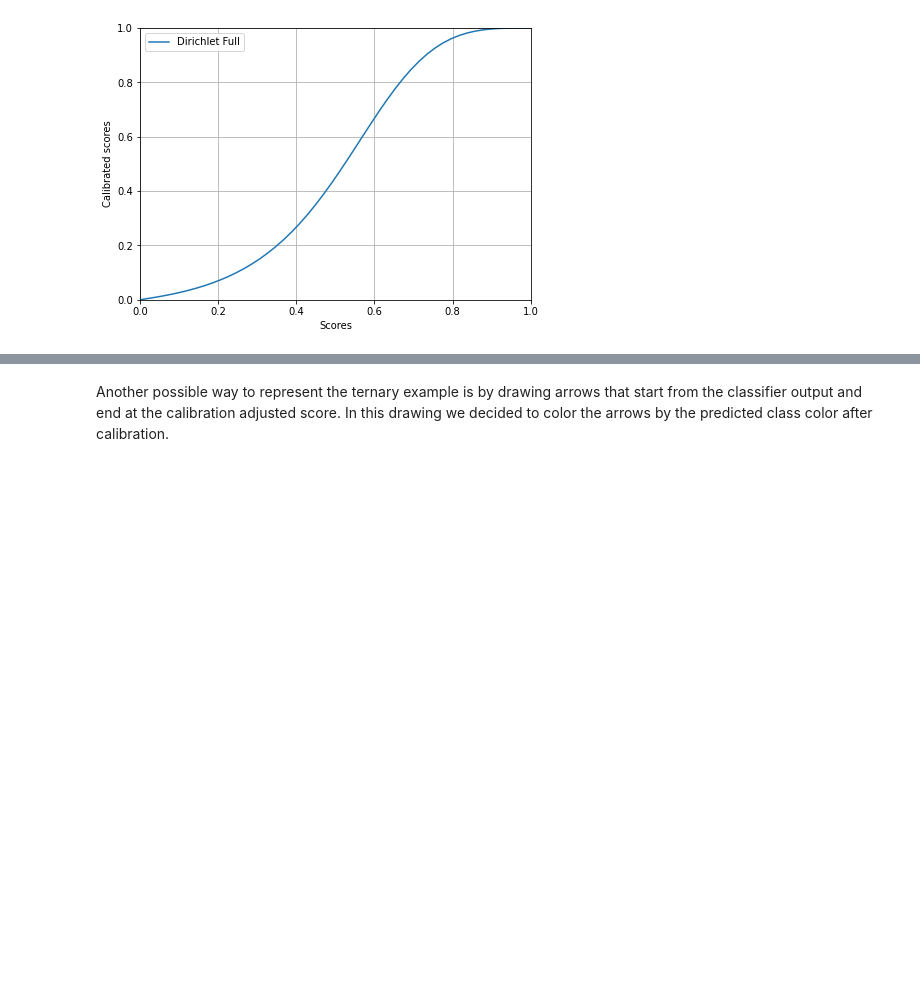
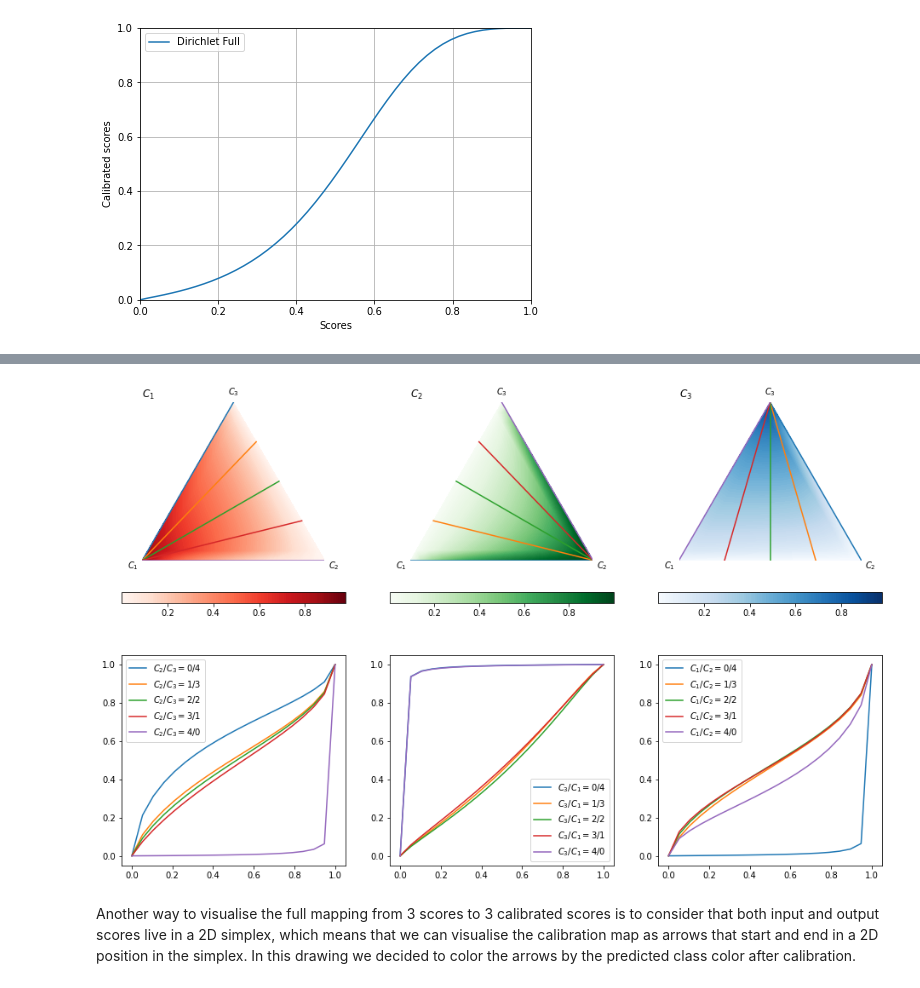
Before and after one commit to classifier-calibration/hands_on, a Jupyter notebook: notebooks/2_visualisation_tools.ipynb, the cells around one changed output, grey strips where cells are left out. Saved outputs shown, nothing was run; the diff lists cells and outputs as text; code cells hidden in the pictures; blank space fills up the shorter version.

```diff
--- a/notebooks/2_visualisation_tools.ipynb
+++ b/notebooks/2_visualisation_tools.ipynb
@@ -290,5 +293,21 @@ for i, c in enumerate(['C1', 'C2', 'C3']):
+# %%
+  fig = plt.figure(figsize=(16, 10))
+for i, c in enumerate(['C1', 'C2', 'C3']):
+    ax = fig.add_subplot(2, 3, i+1)
+
+    ax.set_title('$C_{}$'.format(i+1), loc='left')
+
+    function = lambda x: cal.calibrator.predict_proba(x.reshape(1,-1))[0][i]
+    draw_func_contours(function, labels='auto', fig=fig, ax=ax, cmap=c_mark[i]['cmap'],
+                       nlevels=100, subdiv=4, draw_lines=5, class_index=i)
+
+    ax2 = fig.add_subplot(2, 3, 3+i+1)
+    lines = get_converging_lines(num_lines=5, mesh_precision=20, class_index=i)
+    plot_converging_lines_pvalues(function, lines, i, ax2)
+# %% [output]
+[figure, added]
 # %% [markdown]
-Another possible way to represent the ternary example is by drawing arrows that start from the classifier output and end at the calibration adjusted score. In this drawing we decided to color the arrows by the predicted class color after calibration.
+Another way to visualise the full mapping from 3 scores to 3 calibrated scores is to consider that both input and output scores live in a 2D simplex, which means that we can visualise the calibration map as arrows that start and end in a 2D position in the simplex. In this drawing we decided to color the arrows by the predicted class color after calibration.
 # %%
 from pycalib.visualisations.barycentric import draw_calibration_map
 from pycalib.visualisations.barycentric import get_mesh_bc
```
Also changed, not shown: parts of 20 cells of this notebook, 4 other files.
